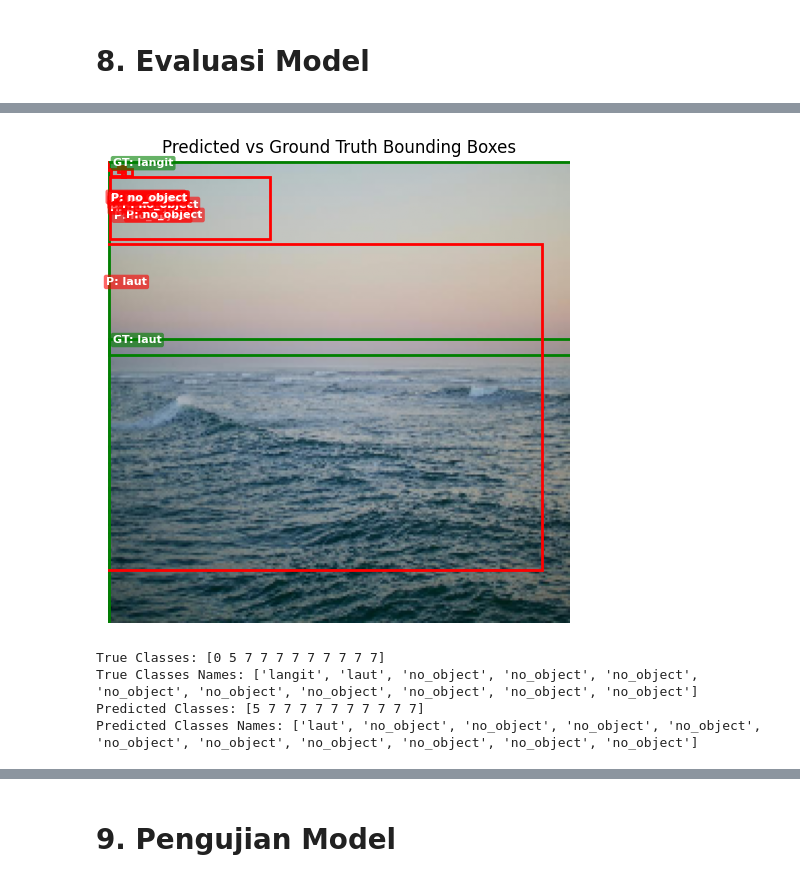
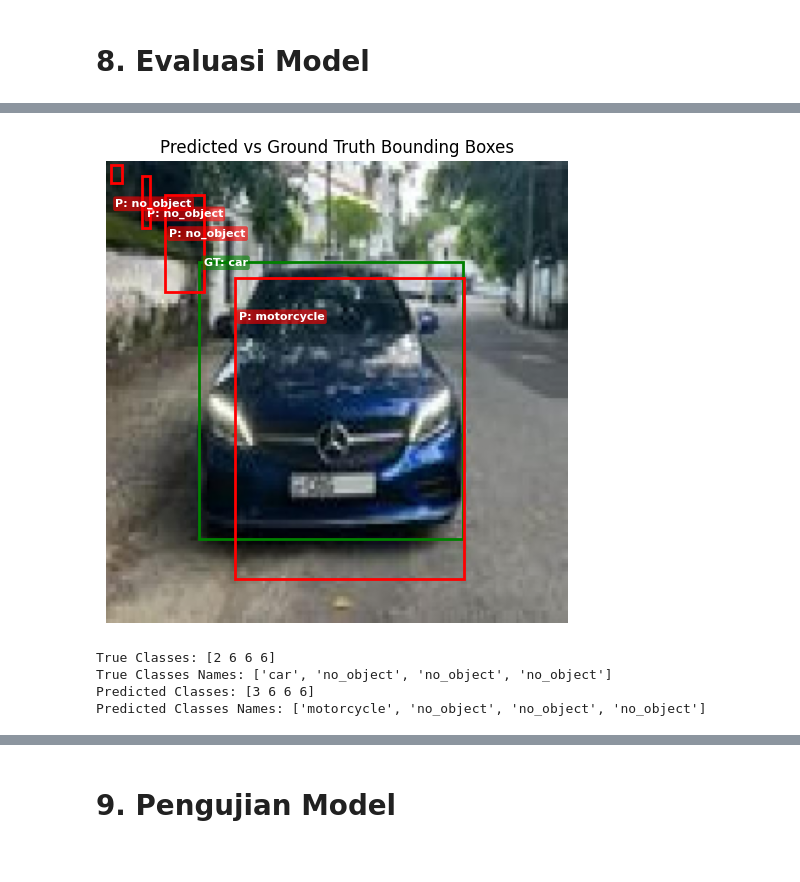
Before and after one commit to Hasbirizqulloh/pijar, a Jupyter notebook: Capstone_CNN.ipynb, the cells around one changed output, grey strips where cells are left out. Saved outputs shown, nothing was run; the diff lists cells and outputs as text; code cells hidden in the pictures.

```diff
--- a/Capstone_CNN.ipynb
+++ b/Capstone_CNN.ipynb
@@ -195,7 +206,7 @@ Tampilkan gambar dengan bounding box
 # %%
 sample_filename = df.sample(1)["filename"].values[0]
 sample_df = df[df["filename"] == sample_filename]
-image_path = f"/content/drive/MyDrive/Skripsi/Image/{sample_filename}"
+image_path = f"/content/drive/MyDrive/LASKAR/pijar-dataset/train/{sample_filename}"
 
 bboxes = sample_df[["xmin", "ymin", "xmax", "ymax"]].values
 labels = sample_df["class"].values
@@ -270,7 +281,7 @@ plt.show()
 Pada tahap ini, setiap gambar diproses agar memiliki dimensi tetap (224x224 piksel) dan format warna RGB. Gambar juga dinormalisasi ke rentang [0, 1] agar sesuai dengan input standar model CNN. Jika gambar tidak ditemukan, sistem akan otomatis menggantinya dengan gambar kosong (berwarna hitam) sebagai penanganan error.
 # %%
 IMAGE_SIZE = 224
-MAX_OBJECTS = 11  # Jumlah maksimal objek per gambar
+MAX_OBJECTS = 4  # Jumlah maksimal objek per gambar
 
 # Fungsi untuk memuat dan memproses gambar
 def load_and_preprocess_image(image_path):
@@ -316,7 +332,7 @@ class_dict = {}
 
 # Loop melalui dataset untuk mengelompokkan bounding boxes dan kelas per gambar
 for idx, row in df.iterrows():
-    image_path = f"/content/drive/MyDrive/Skripsi/Image/{row['filename']}"  # Sesuaikan path dengan lokasi dataset
+    image_path = f"/content/drive/MyDrive/LASKAR/pijar-dataset/train/{row['filename']}"  # Sesuaikan path dengan lokasi dataset
     img = load_and_preprocess_image(image_path)
 
     # Normalisasi bounding box berdasarkan ukuran gambar asli
@@ -471,7 +472,7 @@ def build_model(input_shape, num_classes, max_objects):
 
 
 # Buat model
-model = build_model((224, 224, 3), num_classes=8, max_objects=11)
+model = build_model((224, 224, 3), num_classes=7, max_objects=4)
 
 # Compile model
 model.compile(optimizer='adam',
@@ -598,7 +599,7 @@ def draw_bbox(image, pred_bboxes, pred_classes, true_bboxes, true_classes, class
     plt.title("Predicted vs Ground Truth Bounding Boxes")
     plt.show()
 # %%
-index = 55  # indeks gambar uji
+index = 15  # indeks gambar uji
 image = X_val[index]
 true_bboxes = y_bbox_val[index]
 true_classes = np.argmax(y_class_val[index], axis=-1)
@@ -619,8 +620,8 @@ print(f"Predicted Classes Names: {pred_classes_names}")
-[figure, old version]
+[figure, new version]
-True Classes: [0 5 7 7 7 7 7 7 7 7 7]
-True Classes Names: ['langit', 'laut', 'no_object', 'no_object', 'no_object', 'no_object', 'no_object', 'no_object', 'no_object', 'no_object', 'no_object']
-Predicted Classes: [5 7 7 7 7 7 7 7 7 7 7]
-Predicted Classes Names: ['laut', 'no_object', 'no_object', 'no_object', 'no_object', 'no_object', 'no_object', 'no_object', 'no_object', 'no_object', 'no_object']
+True Classes: [2 6 6 6]
+True Classes Names: ['car', 'no_object', 'no_object', 'no_object']
+Predicted Classes: [3 6 6 6]
+Predicted Classes Names: ['motorcycle', 'no_object', 'no_object', 'no_object']
 # %%
 # Asumsikan kamu sudah punya data uji: X_test, y_bbox_test, y_class_test
 results = model.evaluate(X_val, [y_bbox_val, y_class_val])
```
Also changed, not shown: parts of 33 cells of this notebook, 1 other file.
